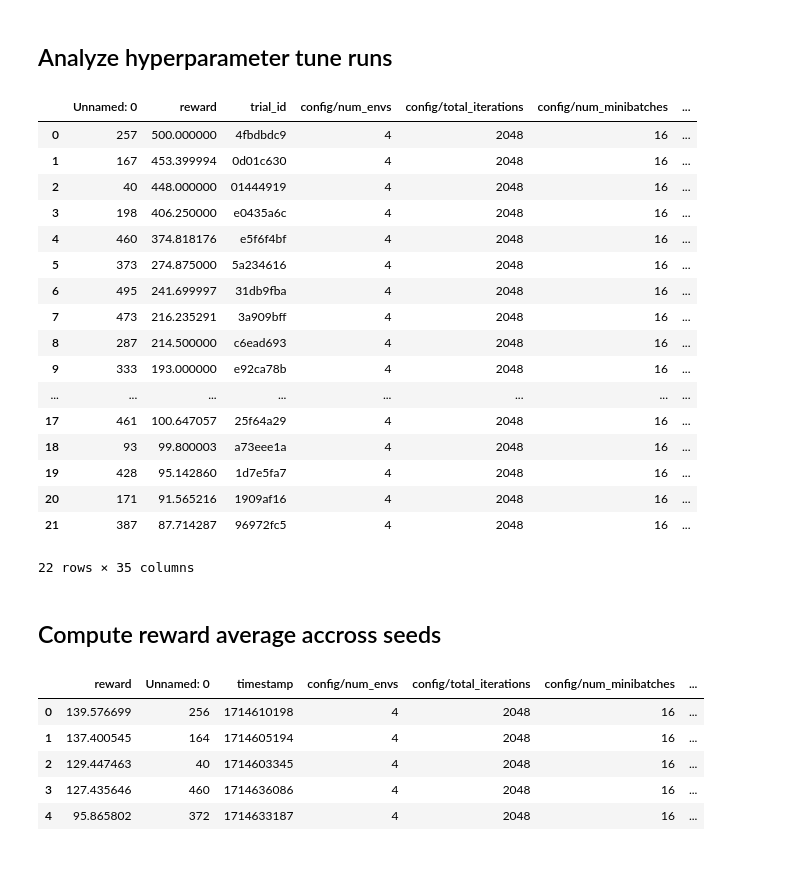
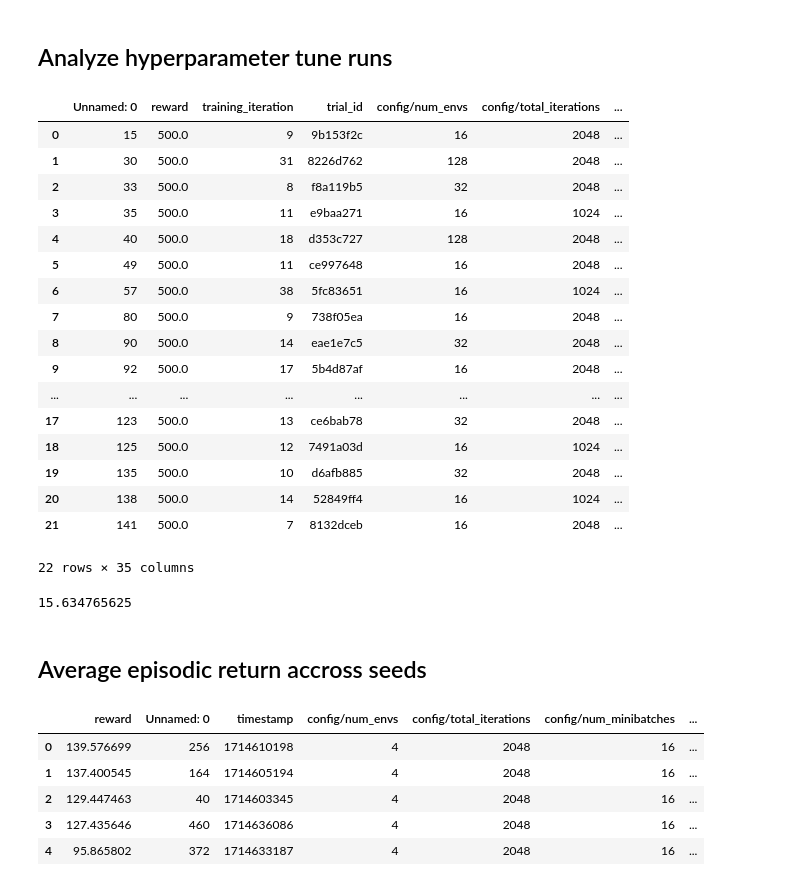
Before and after one commit to niicovila/Q-Reps, a Jupyter notebook: other/analyze_runs.ipynb, the cells around one changed output. Cells and saved outputs as stored; diff of their text form; code cells hidden in the pictures.

```diff
--- a/other/analyze_runs.ipynb
+++ b/other/analyze_runs.ipynb
@@ -3,61 +3,63 @@ import pandas as pd
 # %% [markdown]
 ## Analyze hyperparameter tune runs
 # %%
-runs = pd.read_csv('/Users/nicolasvila/workplace/uni/tfg_v2/tests/tune_results_random.csv')
+runs = pd.read_csv('/Users/nicolasvila/workplace/uni/tfg_v2/tests/tune_results_hebo_512_target.csv')
 top_runs = runs.nlargest(22, 'reward')
 top_runs.drop(['timestamp',
                         'checkpoint_dir_name',
                         'done',
-                        'training_iteration',
                         'date',
                         'time_this_iter_s',
                         'time_total_s',
                         'pid',
                         'hostname',
                         'node_ip',
                         'time_since_restore',
                         'iterations_since_restore',
                         'config/env_id',
                         'config/exp_name',
                         'config/seed',
                         'config/torch_deterministic',
                         'config/cuda',
                         'config/track',
                         'config/wandb_project_name',
                         'config/wandb_entity',
                         'config/capture_video',
                         'config/__trial_index__',
                         'config/total_timesteps',
                         'config/gamma',
                         'config/q_histogram',
                         'config/num_iterations',
                         'config/num_steps',
-                        'config/tau'
                         ], axis=1, inplace=True)
 
 top_runs.reset_index(drop=True, inplace=True)
 top_runs.head(22)
 # %% [output]
-|  | Unnamed: 0 | reward | trial_id | config/num_envs | config/total_iterations | config/num_minibatches | ... |
-| 0 | 257 | 500.000000 | 4fbdbdc9 | 4 | 2048 | 16 | ... |
-| 1 | 167 | 453.399994 | 0d01c630 | 4 | 2048 | 16 | ... |
-| 2 | 40 | 448.000000 | 01444919 | 4 | 2048 | 16 | ... |
-| 3 | 198 | 406.250000 | e0435a6c | 4 | 2048 | 16 | ... |
-| 4 | 460 | 374.818176 | e5f6f4bf | 4 | 2048 | 16 | ... |
-| 5 | 373 | 274.875000 | 5a234616 | 4 | 2048 | 16 | ... |
-| 6 | 495 | 241.699997 | 31db9fba | 4 | 2048 | 16 | ... |
-| 7 | 473 | 216.235291 | 3a909bff | 4 | 2048 | 16 | ... |
-| 8 | 287 | 214.500000 | c6ead693 | 4 | 2048 | 16 | ... |
-| 9 | 333 | 193.000000 | e92ca78b | 4 | 2048 | 16 | ... |
+|  | Unnamed: 0 | reward | training_iteration | trial_id | config/num_envs | config/total_iterations | ... |
+| 0 | 15 | 500.0 | 9 | 9b153f2c | 16 | 2048 | ... |
+| 1 | 30 | 500.0 | 31 | 8226d762 | 128 | 2048 | ... |
+| 2 | 33 | 500.0 | 8 | f8a119b5 | 32 | 2048 | ... |
+| 3 | 35 | 500.0 | 11 | e9baa271 | 16 | 1024 | ... |
+| 4 | 40 | 500.0 | 18 | d353c727 | 128 | 2048 | ... |
+| 5 | 49 | 500.0 | 11 | ce997648 | 16 | 2048 | ... |
+| 6 | 57 | 500.0 | 38 | 5fc83651 | 16 | 1024 | ... |
+| 7 | 80 | 500.0 | 9 | 738f05ea | 16 | 2048 | ... |
+| 8 | 90 | 500.0 | 14 | eae1e7c5 | 32 | 2048 | ... |
+| 9 | 92 | 500.0 | 17 | 5b4d87af | 16 | 2048 | ... |
 | ... | ... | ... | ... | ... | ... | ... | ... |
-| 17 | 461 | 100.647057 | 25f64a29 | 4 | 2048 | 16 | ... |
-| 18 | 93 | 99.800003 | a73eee1a | 4 | 2048 | 16 | ... |
-| 19 | 428 | 95.142860 | 1d7e5fa7 | 4 | 2048 | 16 | ... |
-| 20 | 171 | 91.565216 | 1909af16 | 4 | 2048 | 16 | ... |
-| 21 | 387 | 87.714287 | 96972fc5 | 4 | 2048 | 16 | ... |
+| 17 | 123 | 500.0 | 13 | ce6bab78 | 32 | 2048 | ... |
+| 18 | 125 | 500.0 | 12 | 7491a03d | 16 | 1024 | ... |
+| 19 | 135 | 500.0 | 10 | d6afb885 | 32 | 2048 | ... |
+| 20 | 138 | 500.0 | 14 | 52849ff4 | 16 | 1024 | ... |
+| 21 | 141 | 500.0 | 7 | 8132dceb | 16 | 2048 | ... |
 22 rows × 35 columns
+# %%
+runs['training_iteration'].mean()
+# %% [output]
+15.634765625
 # %% [markdown]
-## Compute reward average accross seeds
+## Average episodic return accross seeds
 # %%
 averages = runs.groupby(runs.index // 4).agg({'reward': 'mean', **{col: 'first' for col in runs.columns if col != 'reward'}}).reset_index(drop=True)
 averages = averages.sort_values(by='reward', ascending=False)
```
Also changed, not shown: parts of 1 cell of this notebook, 46 other files.
